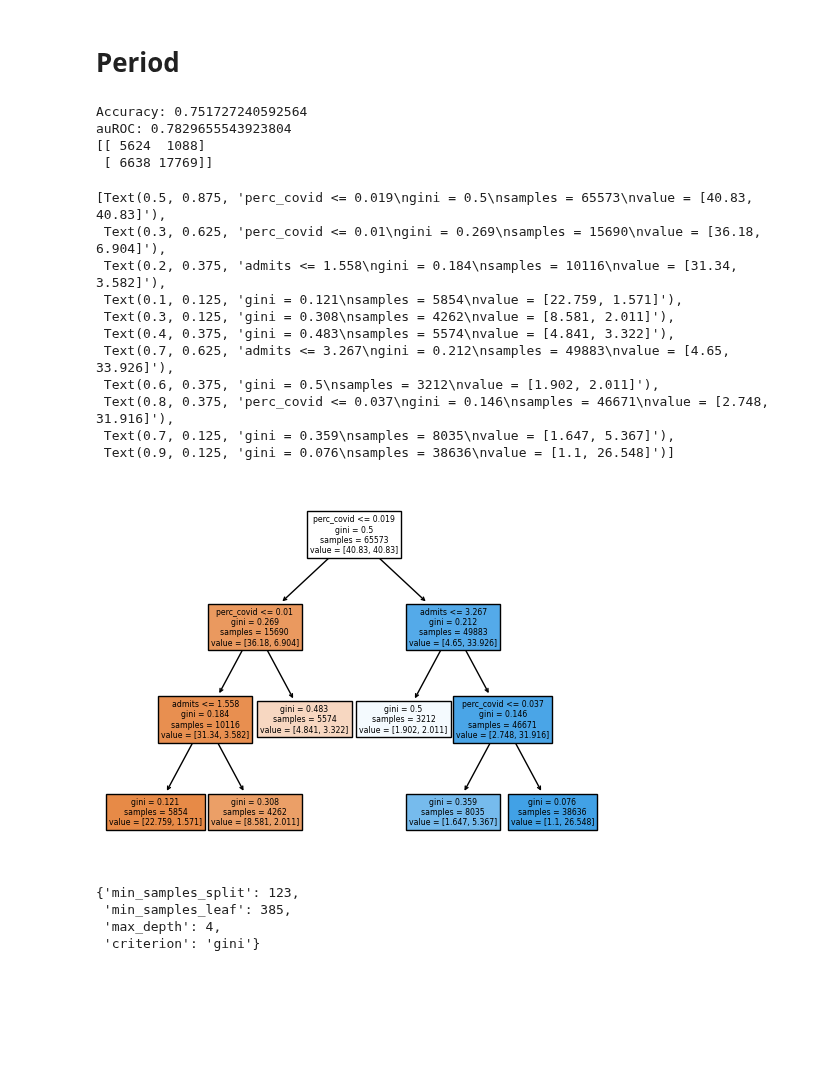
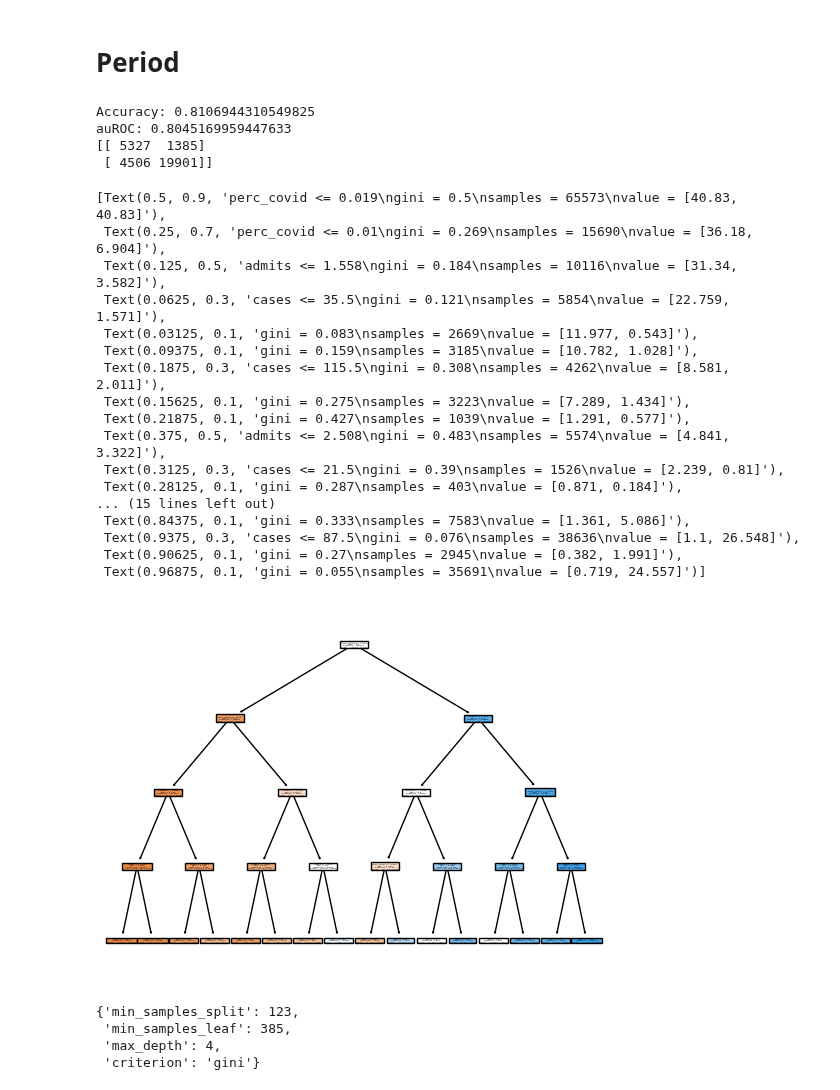
Before and after one commit to RachelMurray-Watson/COVID_forecasting, a Jupyter notebook: Optimized_CDC_Classifier.ipynb, the cells around one changed output. Saved outputs shown, nothing was run; the diff lists cells and outputs as text; code cells hidden in the pictures; blank space fills up the shorter version.

```diff
--- a/Optimized_CDC_Classifier.ipynb
+++ b/Optimized_CDC_Classifier.ipynb
@@ -295,51 +295,56 @@ param_grid = {
 
 # Create the Decision Tree classifier
 cv = RepeatedStratifiedKFold(n_splits=10,  n_repeats=10,random_state=1) ## 10-fold cross validations
 
 clf = DecisionTreeClassifier(random_state=10, class_weight='balanced')
 
 # Perform Randomized Search with 10-fold cross-validation
 random_search = RandomizedSearchCV(clf, param_grid, n_iter=100, cv=cv, random_state=10)
 random_search.fit(X_train, y_train, sample_weight = weights)
 
 best_params = random_search.best_params_
 
 # Create the Decision Tree classifier with the best hyperparameters
-#clf = DecisionTreeClassifier(**best_params, random_state=100, class_weight='balanced')
-clf = DecisionTreeClassifier(random_state=10, class_weight='balanced', ccp_alpha = 0.0025,)
+clf = DecisionTreeClassifier(**best_params, random_state=100, class_weight='balanced')
 
 # Train the decision tree classifier
 clf.fit(X_train, y_train[0],  sample_weight = weights)
 
 # Make predictions on the test set
 y_pred = clf.predict(X_test)
 # Evaluate the accuracy of the model
 accuracy = accuracy_score(y_test, y_pred)
 ROC = roc_auc_score(y_test[0], y_pred)
 
 print("Accuracy:", accuracy)
 print("auROC:", ROC)
 
 print(confusion_matrix(y_test, y_pred))
 plot_tree(clf, feature_names=['cases', 'admits','perc_covid'], filled=True)
 #plt.savefig('Graphs/Optimized_CDC_classifier.png', dpi = 300)
 # %% [output]
-Accuracy: 0.751727240592564
-auROC: 0.7829655543923804
-[[ 5624  1088]
- [ 6638 17769]]
+Accuracy: 0.8106944310549825
+auROC: 0.8045169959447633
+[[ 5327  1385]
+ [ 4506 19901]]
-[Text(0.5, 0.875, 'perc_covid <= 0.019\ngini = 0.5\nsamples = 65573\nvalue = [40.83, 40.83]'),
- Text(0.3, 0.625, 'perc_covid <= 0.01\ngini = 0.269\nsamples = 15690\nvalue = [36.18, 6.904]'),
- Text(0.2, 0.375, 'admits <= 1.558\ngini = 0.184\nsamples = 10116\nvalue = [31.34, 3.582]'),
- Text(0.1, 0.125, 'gini = 0.121\nsamples = 5854\nvalue = [22.759, 1.571]'),
- Text(0.3, 0.125, 'gini = 0.308\nsamples = 4262\nvalue = [8.581, 2.011]'),
- Text(0.4, 0.375, 'gini = 0.483\nsamples = 5574\nvalue = [4.841, 3.322]'),
- Text(0.7, 0.625, 'admits <= 3.267\ngini = 0.212\nsamples = 49883\nvalue = [4.65, 33.926]'),
- Text(0.6, 0.375, 'gini = 0.5\nsamples = 3212\nvalue = [1.902, 2.011]'),
- Text(0.8, 0.375, 'perc_covid <= 0.037\ngini = 0.146\nsamples = 46671\nvalue = [2.748, 31.916]'),
- Text(0.7, 0.125, 'gini = 0.359\nsamples = 8035\nvalue = [1.647, 5.367]'),
- Text(0.9, 0.125, 'gini = 0.076\nsamples = 38636\nvalue = [1.1, 26.548]')]
+[Text(0.5, 0.9, 'perc_covid <= 0.019\ngini = 0.5\nsamples = 65573\nvalue = [40.83, 40.83]'),
+ Text(0.25, 0.7, 'perc_covid <= 0.01\ngini = 0.269\nsamples = 15690\nvalue = [36.18, 6.904]'),
+ Text(0.125, 0.5, 'admits <= 1.558\ngini = 0.184\nsamples = 10116\nvalue = [31.34, 3.582]'),
+ Text(0.0625, 0.3, 'cases <= 35.5\ngini = 0.121\nsamples = 5854\nvalue = [22.759, 1.571]'),
+ Text(0.03125, 0.1, 'gini = 0.083\nsamples = 2669\nvalue = [11.977, 0.543]'),
+ Text(0.09375, 0.1, 'gini = 0.159\nsamples = 3185\nvalue = [10.782, 1.028]'),
+ Text(0.1875, 0.3, 'cases <= 115.5\ngini = 0.308\nsamples = 4262\nvalue = [8.581, 2.011]'),
+ Text(0.15625, 0.1, 'gini = 0.275\nsamples = 3223\nvalue = [7.289, 1.434]'),
+ Text(0.21875, 0.1, 'gini = 0.427\nsamples = 1039\nvalue = [1.291, 0.577]'),
+ Text(0.375, 0.5, 'admits <= 2.508\ngini = 0.483\nsamples = 5574\nvalue = [4.841, 3.322]'),
+ Text(0.3125, 0.3, 'cases <= 21.5\ngini = 0.39\nsamples = 1526\nvalue = [2.239, 0.81]'),
+ Text(0.28125, 0.1, 'gini = 0.287\nsamples = 403\nvalue = [0.871, 0.184]'),
+... (15 lines left out)
+ Text(0.84375, 0.1, 'gini = 0.333\nsamples = 7583\nvalue = [1.361, 5.086]'),
+ Text(0.9375, 0.3, 'cases <= 87.5\ngini = 0.076\nsamples = 38636\nvalue = [1.1, 26.548]'),
+ Text(0.90625, 0.1, 'gini = 0.27\nsamples = 2945\nvalue = [0.382, 1.991]'),
+ Text(0.96875, 0.1, 'gini = 0.055\nsamples = 35691\nvalue = [0.719, 24.557]')]
-[figure, old version]
+[figure, new version]
 # %%
 best_params
 # %% [output]
```
Also changed, not shown: parts of 4 cells of this notebook, 4 other files.
